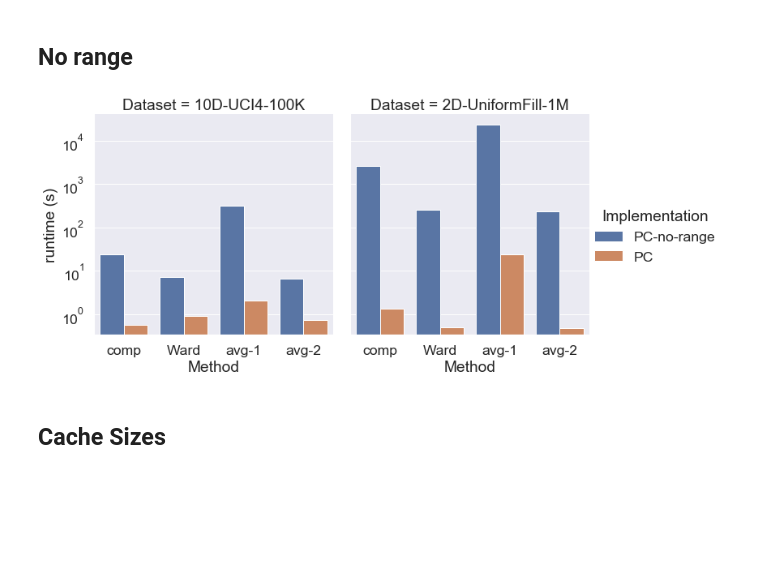
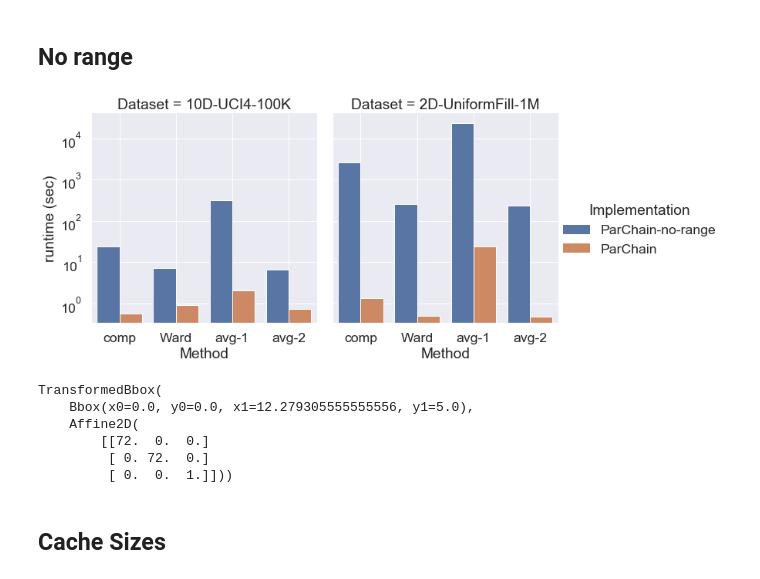
Before and after one commit to yushangdi/parChain, a Jupyter notebook: outputs/Plots2.ipynb, the cells around one changed output. Cells and saved outputs as stored; diff of their text form; code cells hidden in the pictures; blank space fills up the shorter version.

```diff
--- a/outputs/Plots2.ipynb
+++ b/outputs/Plots2.ipynb
@@ -93,7 +95,7 @@ for i in range(2):
         myax.legend().set_visible(False)
         myax.set( yscale="log")
         if j==0:
-            myax.set_ylabel("runtime (s)", fontsize=9,labelpad=0)
+            myax.set_ylabel("runtime (sec)", fontsize=9,labelpad=0)
         else:
             myax.set_ylabel("")
         myax.set_xlabel("num-threads", fontsize=9,labelpad=0)
@@ -130,5 +132,5 @@ handles, labels = axs[1,0].get_legend_handles_labels()
 
 plt.subplots_adjust(left=0.045,right=0.995,bottom=0.1,top=0.83,wspace=0.45,hspace=0.7)
 fig.legend(handles, labels, loc='upper center', ncol=8,fontsize=10)
-plt.savefig("/Users/sy/Desktop/MIT/HAC/hac_paper/figures/exp1.pdf", bbox_inches = 'tight', pad_inches = 0.1)
+plt.savefig("/Users/sy/Desktop/MIT/HAC/hac_paper/revision/figures/exp1.pdf", bbox_inches = 'tight', pad_inches = 0.1)
 # %% [output]
@@ -180,0 +203,2 @@ PC-48th (s),0.47200000000000003,0.48788000000000004,1.64983,2.27318,1.3123200000
+# %%
+getRuntime(exp2, "10D-UCI4-100K", "PC-matrix-r", 1.0)
@@ -180,0 +207,15 @@ PC-48th (s),0.47200000000000003,0.48788000000000004,1.64983,2.27318,1.3123200000
+# %%
+speedups = []
+i = 1
+for dataset in ["10D-UCI4-100K","10D-UCI1-19K","2D-GaussianDisc-10K"]:
+    for exp in [exp2, exp3, exp4, exp5]:
+        i = i+1
+        for thread in [1.0, 12.0, 24.0, 36.0, 48.0, 96.0]:
+            matrix_time = getRuntime(exp, dataset, "PC-matrix", thread)
+            matrix_r_time = getRuntime(exp, dataset, "PC-matrix-r", thread)
+            if(matrix_time == 1000000000000 or matrix_r_time == 1000000000000):
+                print(dataset, thread, i)
+            else:
+                speedups.append(matrix_time/matrix_r_time)
+                if(matrix_time/matrix_r_time <1):
+                    print(dataset, thread, i, ":::")
@@ -585,19 +641,36 @@ for i in [2,3,4,5]:
     exp_us = sqldf("""select * from exp%s where Threads=96 and Dataset in ("10D-UCI4-100K", "2D-UniformFill-1M") and Implementation="PC" """ % i)
     exp_no_range = pd.concat([exp_no_range, exp_us])
 exp_no_range = exp_no_range.replace(["average", "averagesq"], ["avg-1", "avg-2"])
+exp_no_range = exp_no_range.replace(["PC", "PC-no-range"], ["ParChain", "ParChain-no-range"])
 # %%
 # fig, axs = plt.subplots(1, 2, constrained_layout=False, figsize =(12,4))
-
+sns.set(font_scale=1.6)
 g = sns.catplot(x="Method", y="Runtime", hue="Implementation", ci=None, data=exp_no_range, col = "Dataset", kind = "bar")
 for ax in g.axes[0]:
     ax.set_yscale('log')
-g.axes[0][0].set_ylabel("runtime (s)")
+g.axes[0][0].set_ylabel("runtime (sec)")
 #     for tick in ax.get_xticklabels():
 #         tick.set_rotation(-10)
+g.axes[0][0].grid(b=True, which='major', linestyle='-')
+g.axes[0][1].grid(b=True, which='major', linestyle='-')
 
-plt.savefig("/Users/sy/Desktop/MIT/HAC/hac_paper/figures/norange.pdf", bbox_inches = 'tight', pad_inches = 0.1)
+# L=g.legend
+# L.get_texts()[0].set_text('ParChain-nr')
+# L.get_texts()[1].set_text('ParChain')
+# g._legend.set_bbox_to_anchor((0.98,0.5))
+
+plt.savefig("/Users/sy/Desktop/MIT/HAC/hac_paper/revision/figures/norange.pdf", bbox_inches = 'tight', pad_inches = 0.1)
 # %% [output]
-[figure, old version]
+[figure, new version]
+# %%
+print(g._legend.get_bbox_to_anchor())
+# %% [output]
+TransformedBbox(
+    Bbox(x0=0.0, y0=0.0, x1=12.279305555555556, y1=5.0),
+    Affine2D(
+        [[72.  0.  0.]
+         [ 0. 72.  0.]
+         [ 0.  0.  1.]]))
 # %% [markdown]
 ## Cache Sizes
 # %%
```
Also changed, not shown: parts of 10 cells of this notebook, 3 other files.
